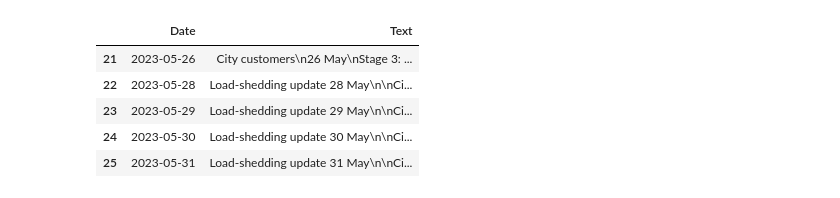
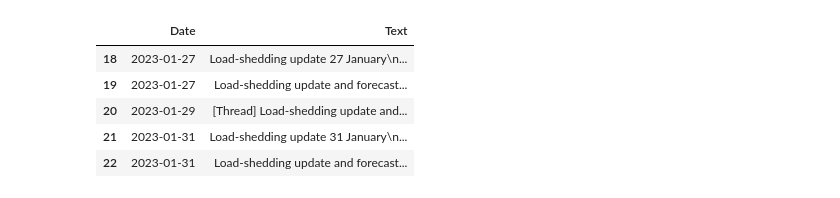
Before and after one commit to Julio-Baeta1/loadshedding_helper_code, a Jupyter notebook: eskom_past_stages/Eskom_loadshedding_stages_from_CSV.ipynb, the cells around one changed output. Cells and saved outputs as stored; diff of their text form; code cells hidden in the pictures.

```diff
--- a/eskom_past_stages/Eskom_loadshedding_stages_from_CSV.ipynb
+++ b/eskom_past_stages/Eskom_loadshedding_stages_from_CSV.ipynb
@@ -7,13 +9,13 @@ from TimeIntervals import TimeIntervals
 # %%
-eskom_df = pd.read_csv('load-shedding2023v5.csv',parse_dates=['Date'])
+eskom_df = pd.read_csv('load-shedding2023v1.csv',parse_dates=['Date'])
 eskom_df.tail()
 # %% [output]
 |  | Date | Text |
-| 21 | 2023-05-26 | City customers\n26 May\nStage 3: ... |
-| 22 | 2023-05-28 | Load-shedding update 28 May\n\nCi... |
-| 23 | 2023-05-29 | Load-shedding update 29 May\n\nCi... |
-| 24 | 2023-05-30 | Load-shedding update 30 May\n\nCi... |
-| 25 | 2023-05-31 | Load-shedding update 31 May\n\nCi... |
+| 18 | 2023-01-27 | Load-shedding update 27 January\n... |
+| 19 | 2023-01-27 | Load-shedding update and forecast... |
+| 20 | 2023-01-29 | [Thread] Load-shedding update and... |
+| 21 | 2023-01-31 | Load-shedding update 31 January\n... |
+| 22 | 2023-01-31 | Load-shedding update and forecast... |
 # %%
 from dateutil.parser import parse
 
```
Also changed, not shown: parts of 9 cells of this notebook.
